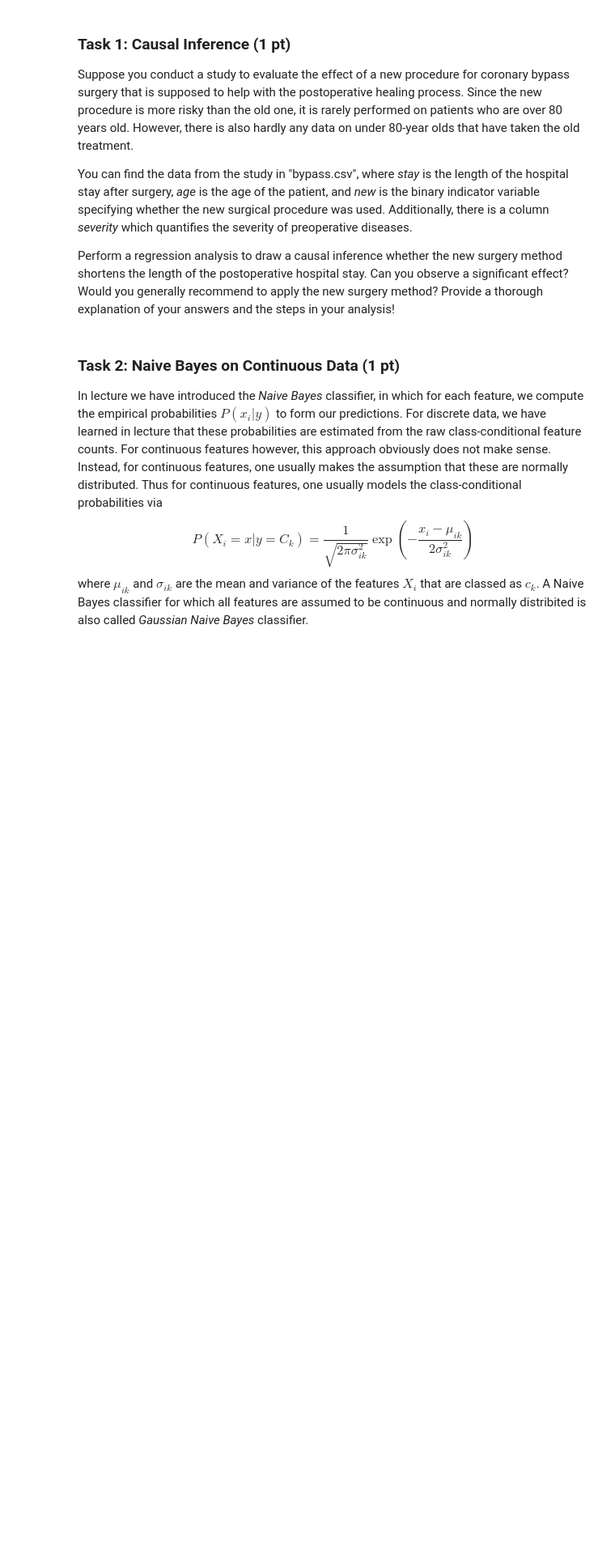
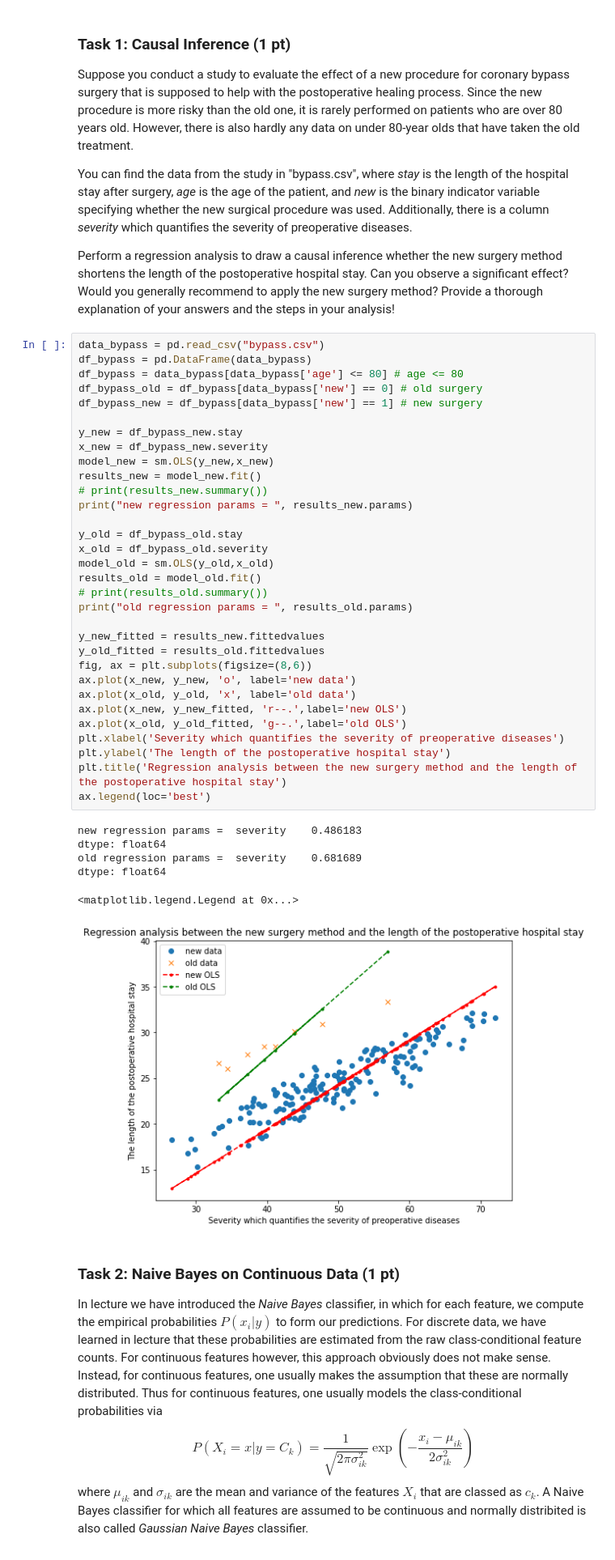
Before and after one commit to MaDolphin/Social-Data-Science, a Jupyter notebook: assignment_2/haikun_home_assignment_2.ipynb, the cells around one changed output. Shown at 81% size. Drawn from its saved outputs; the diff is of its cells as text; blank space fills up the shorter version.

```diff
--- a/assignment_2/haikun_home_assignment_2.ipynb
+++ b/assignment_2/haikun_home_assignment_2.ipynb
@@ -28,6 +31,45 @@ You can find the data from the study in "bypass.csv", where _stay_ is the length
 
 Perform a regression analysis to draw a causal inference whether the new surgery method shortens the length of the postoperative hospital stay. Can you observe a significant effect? Would you generally recommend to apply the new surgery method?
 Provide a thorough explanation of your answers and the steps in your analysis!
+# %%
+data_bypass = pd.read_csv("bypass.csv")
+df_bypass = pd.DataFrame(data_bypass)
+df_bypass = data_bypass[data_bypass['age'] <= 80] # age <= 80
+df_bypass_old = df_bypass[data_bypass['new'] == 0] # old surgery
+df_bypass_new = df_bypass[data_bypass['new'] == 1] # new surgery
+
+y_new = df_bypass_new.stay
+x_new = df_bypass_new.severity
+model_new = sm.OLS(y_new,x_new)
+results_new = model_new.fit()
+# print(results_new.summary())
+print("new regression params = ", results_new.params)
+
+y_old = df_bypass_old.stay
+x_old = df_bypass_old.severity
+model_old = sm.OLS(y_old,x_old)
+results_old = model_old.fit()
+# print(results_old.summary())
+print("old regression params = ", results_old.params)
+
+y_new_fitted = results_new.fittedvalues
+y_old_fitted = results_old.fittedvalues
+fig, ax = plt.subplots(figsize=(8,6))
+ax.plot(x_new, y_new, 'o', label='new data')
+ax.plot(x_old, y_old, 'x', label='old data')
+ax.plot(x_new, y_new_fitted, 'r--.',label='new OLS')
+ax.plot(x_old, y_old_fitted, 'g--.',label='old OLS')
+plt.xlabel('Severity which quantifies the severity of preoperative diseases')
+plt.ylabel('The length of the postoperative hospital stay')
+plt.title('Regression analysis between the new surgery method and the length of the postoperative hospital stay')
+ax.legend(loc='best')
+# %% [output]
+new regression params =  severity    0.486183
+dtype: float64
+old regression params =  severity    0.681689
+dtype: float64
+<matplotlib.legend.Legend at 0x...>
+[figure, added]
 # %% [markdown]
 ### Task 2: Naive Bayes on Continuous Data (1 pt)
 
```
Also changed, not shown: parts of 1 cell of this notebook.
